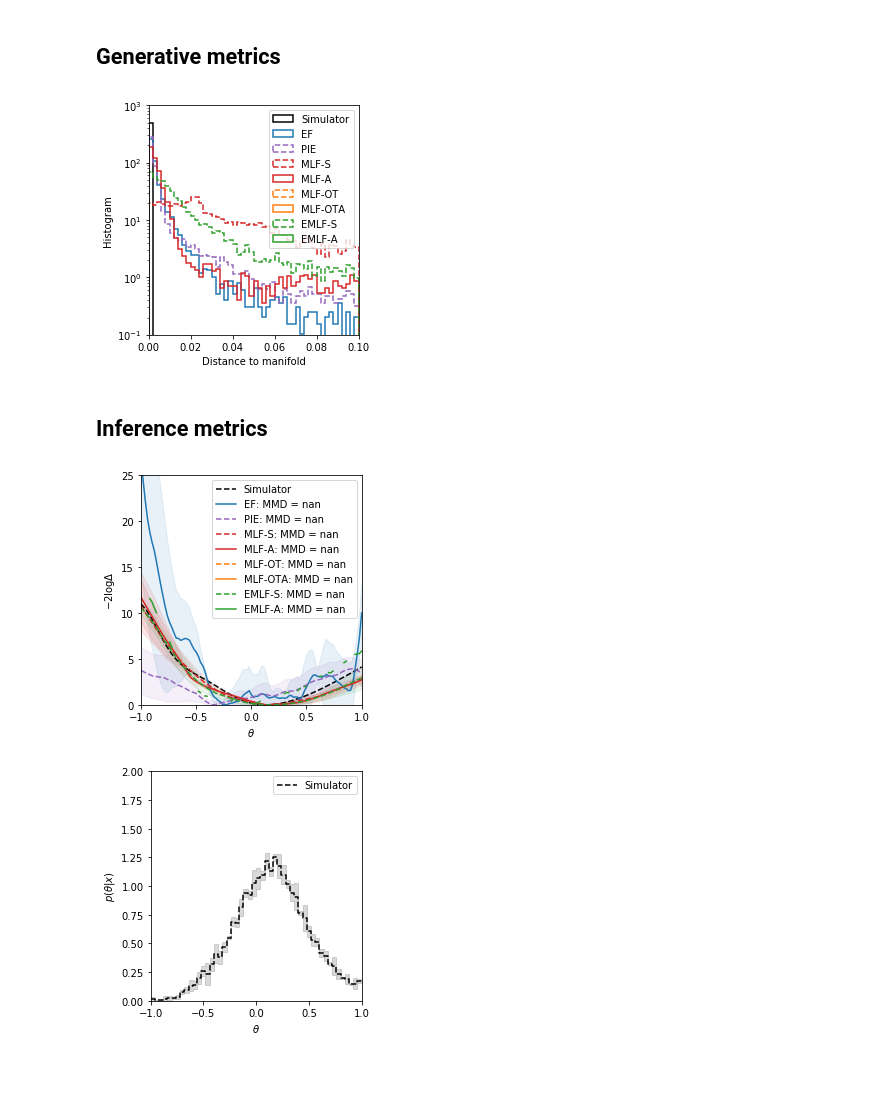
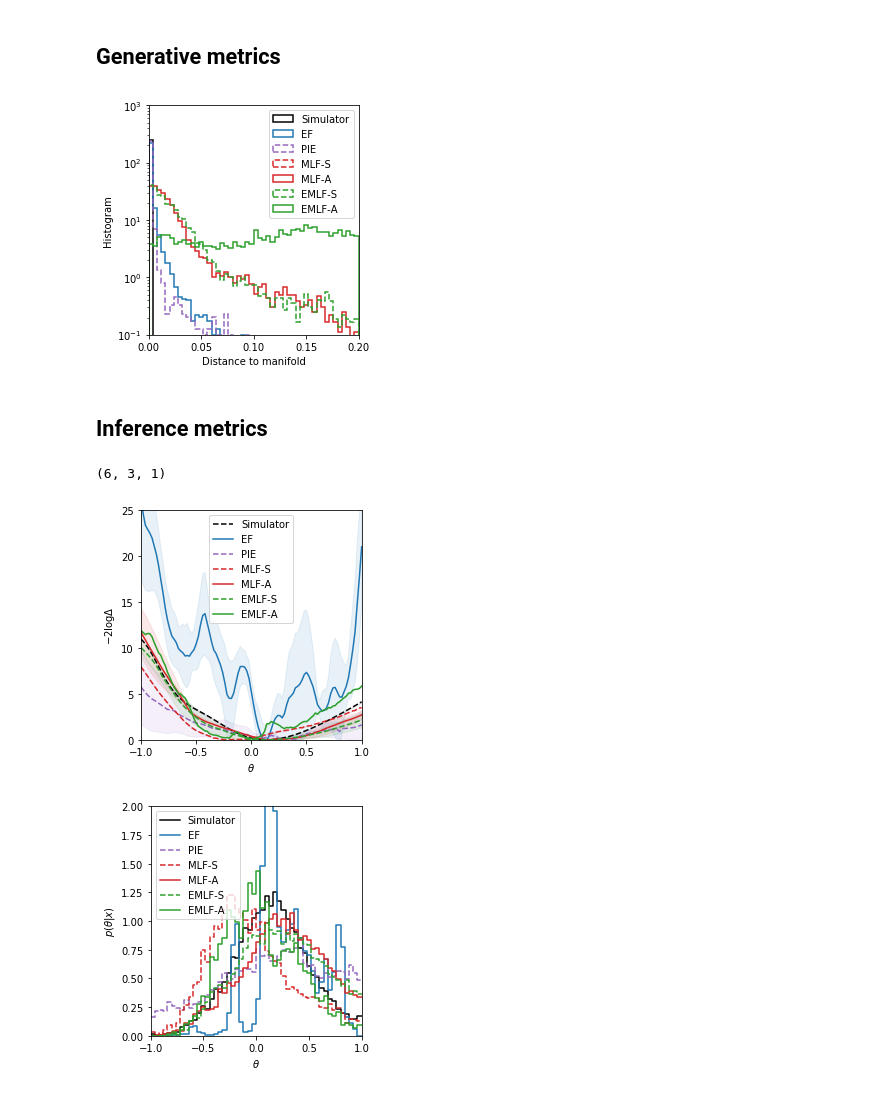
Before and after one commit to johannbrehmer/manifold-flow, a Jupyter notebook: experiments/notebooks/plot_power_results.ipynb, the cells around one changed output. Drawn from its saved outputs; the diff is of its cells as text; code cells hidden in the pictures.

```diff
--- a/experiments/notebooks/plot_power_results.ipynb
+++ b/experiments/notebooks/plot_power_results.ipynb
@@ -364,7 +433,7 @@ plt.savefig("../figures/generated_samples_2d_power.pdf")
 cmin, cmax = -6., 4.
 boundary = 4.0
 param_points = [0, 50, 100]
-run = 0
+run = 1
 n = 1000
 
 ncols = len(algo_labels) + 1
@@ -445,7 +514,7 @@ plt.savefig("../figures/test_likelihood_scatter_power.pdf")
 # %% [markdown]
 ## OOD detection
 # %%
-run = 0
+run = 1
 
 ncols = 3
 nrows = (len(algo_labels) - 1) // ncols + 1
@@ -486,8 +555,8 @@ plt.savefig("../figures/ood_separation_power.pdf")
 # %% [markdown]
 ## Generative metrics
 # %%
-run = 0
-xmin, xmax = 0.,0.1
+run = 1
+xmin, xmax = 0.,0.2
 bins = 50
 
 fig = plt.figure(figsize=(4, 4))
@@ -528,18 +597,20 @@ plt.ylim(1.e-1, 1.e3)
 plt.tight_layout()
 plt.savefig("../figures/generated_samples_distance_distribution_power.pdf")
 # %% [output]
-[figure, old version]
+[figure, new version]
 # %% [markdown]
 ## Inference metrics
+# %%
+model_mmds.shape
+# %% [output]
+(6, 3, 1)
 # %%
-run = 0
-
 fig = plt.figure(figsize=(4,4))
 
 plot_w_err(param_grid, true_observed_nll.T - np.min(true_observed_nll, axis=1), ls="--", c="black", label="Simulator", subtract_min=True)
-for nll, label, c, ls in zip(model_observed_nll, algo_labels, algo_colors, algo_linestyles):
+for nll, label, c, ls, mmd in zip(model_observed_nll, algo_labels, algo_colors, algo_linestyles, model_mmds):
     logp = nll.T - np.min(nll, axis=1)
-    plot_w_err(param_grid, logp, ls=ls, c=c, label="{}: MMD = {:.2f}".format(label, np.mean(model_mmds[algo, run])), subtract_min=True)
+    plot_w_err(param_grid, logp, ls=ls, c=c, label=label, subtract_min=True)
 
 plt.legend()
 
@@ -552,35 +623,33 @@ plt.xlim(-1.,1.)
 plt.tight_layout()
 plt.savefig("../figures/test_observed_likelihood_maps_power.pdf")
 # %% [output]
-[figure, old version]
+[figure, new version]
 # %%
-run = 0
-
 fig = plt.figure(figsize=(4,4))
 
 histo_w_err(
     true_posterior_samples,-1., 1., 50,
-    ls="--", c="black", alpha=0.15,
+    ls="-", c="black", alpha=0.,
     label="Simulator",
     subtract_min=True, plot_individual=False
 )
-# for posterior, label, c, ls in zip(model_posterior_samples, algo_labels, algo_colors, algo_linestyles):
-#     histo_w_err(
-#         posterior, -1., 1., 50,
-#         ls=ls, c=c, alpha=0.,
-#         label="{}: MMD = {:.2f}".format(label, np.mean(model_mmds[algo, run])),
-#         subtract_min=True, plot_individual=True
-#     )
+for posterior, label, c, ls in zip(model_posterior_samples, algo_labels, algo_colors, algo_linestyles):
+    histo_w_err(
+        posterior, -1., 1., 50,
+        ls=ls, c=c, alpha=0.,
+        label=label,
+        subtract_min=True, plot_individual=False
+    )
 
 plt.legend()
 
 plt.xlabel(r"$\theta$")
 plt.ylabel(r"$p(\theta|x)$")
 
 plt.ylim(0., 2.)
 plt.xlim(-1.,1.)
 
 plt.tight_layout()
 plt.savefig("../figures/posterior_power.pdf")
 # %% [output]
-[figure, old version]
+[figure, new version]
```
Also changed, not shown: parts of 12 cells of this notebook, 9 other files.
